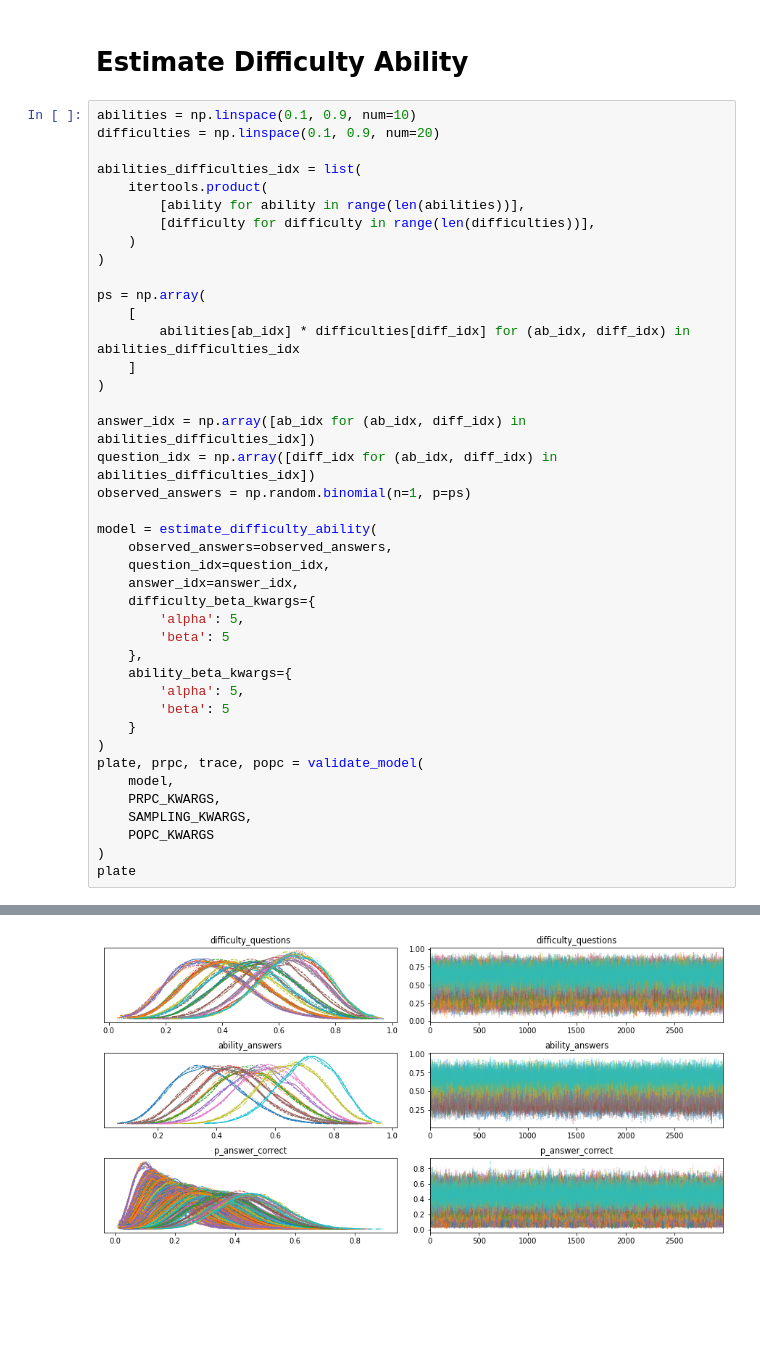
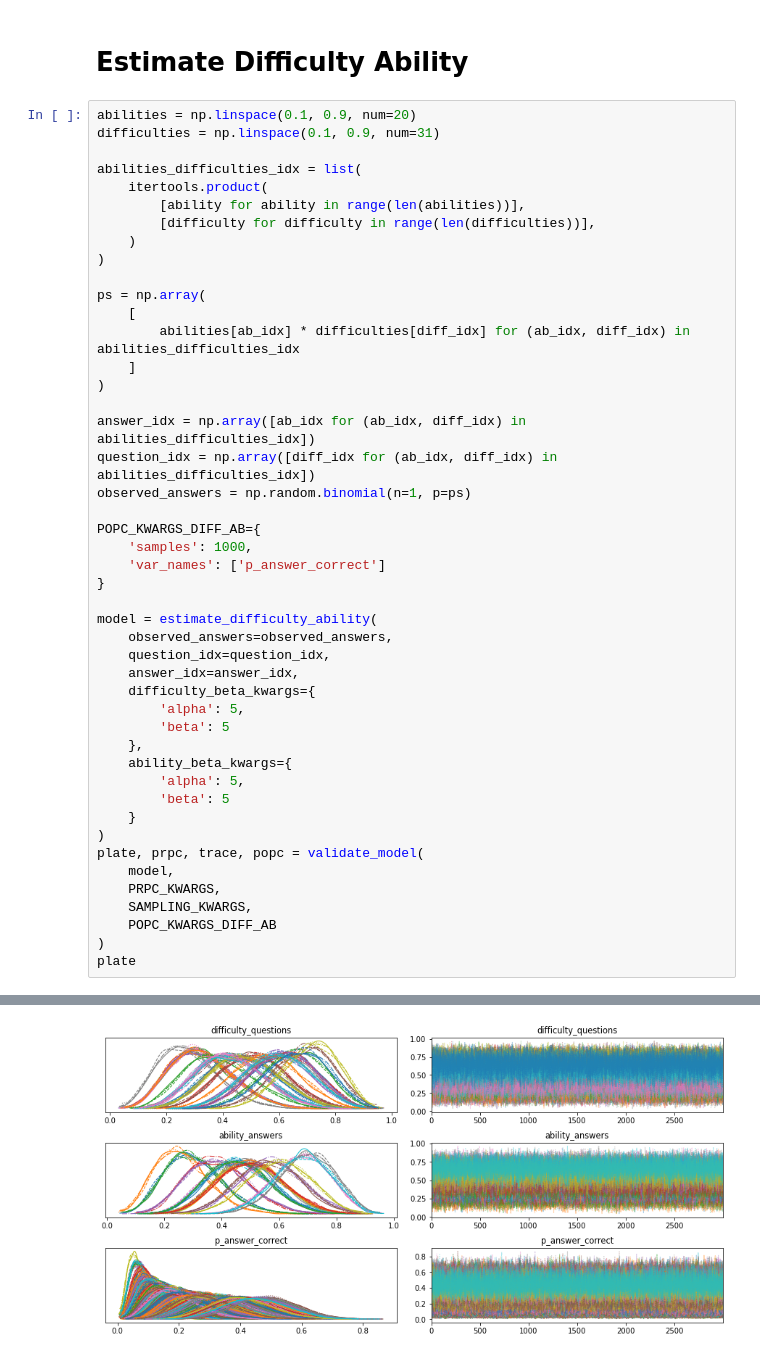
Before and after one commit to vb690/learning_bayes, a Jupyter notebook: books/bayesian_cognitive_modelling/chapter_6.ipynb, the cells around one changed output, grey strips where cells are left out. Drawn from its saved outputs; the diff is of its cells as text; blank space fills up the shorter version.

```diff
--- a/books/bayesian_cognitive_modelling/chapter_6.ipynb
+++ b/books/bayesian_cognitive_modelling/chapter_6.ipynb
@@ -153,8 +156,8 @@ visualize_samples(
 # %% [markdown]
 # Estimate Difficulty Ability
 # %%
-abilities = np.linspace(0.1, 0.9, num=10)
-difficulties = np.linspace(0.1, 0.9, num=20)
+abilities = np.linspace(0.1, 0.9, num=20)
+difficulties = np.linspace(0.1, 0.9, num=31)
 
 abilities_difficulties_idx = list(
     itertools.product(
@@ -173,6 +176,11 @@ answer_idx = np.array([ab_idx for (ab_idx, diff_idx) in abilities_difficulties_i
 question_idx = np.array([diff_idx for (ab_idx, diff_idx) in abilities_difficulties_idx])
 observed_answers = np.random.binomial(n=1, p=ps)
 
+POPC_KWARGS_DIFF_AB={
+    'samples': 1000,
+    'var_names': ['p_answer_correct']
+}
+
 model = estimate_difficulty_ability(
     observed_answers=observed_answers,
     question_idx=question_idx,
@@ -190,7 +198,7 @@ plate, prpc, trace, popc = validate_model(
     model,
     PRPC_KWARGS,
     SAMPLING_KWARGS,
-    POPC_KWARGS
+    POPC_KWARGS_DIFF_AB
 )
 plate
 # %% [output]
@@ -203,3 +211,3 @@ Sampling 4 chains for 3_000 tune and 3_000 draw iterations (12_000 + 12_000 draw
 [interactive output not drawn]
 [drawing not drawn]
-[figure, old version]
+[figure, new version]
```
Also changed, not shown: parts of 4 cells of this notebook, 1 other file.
